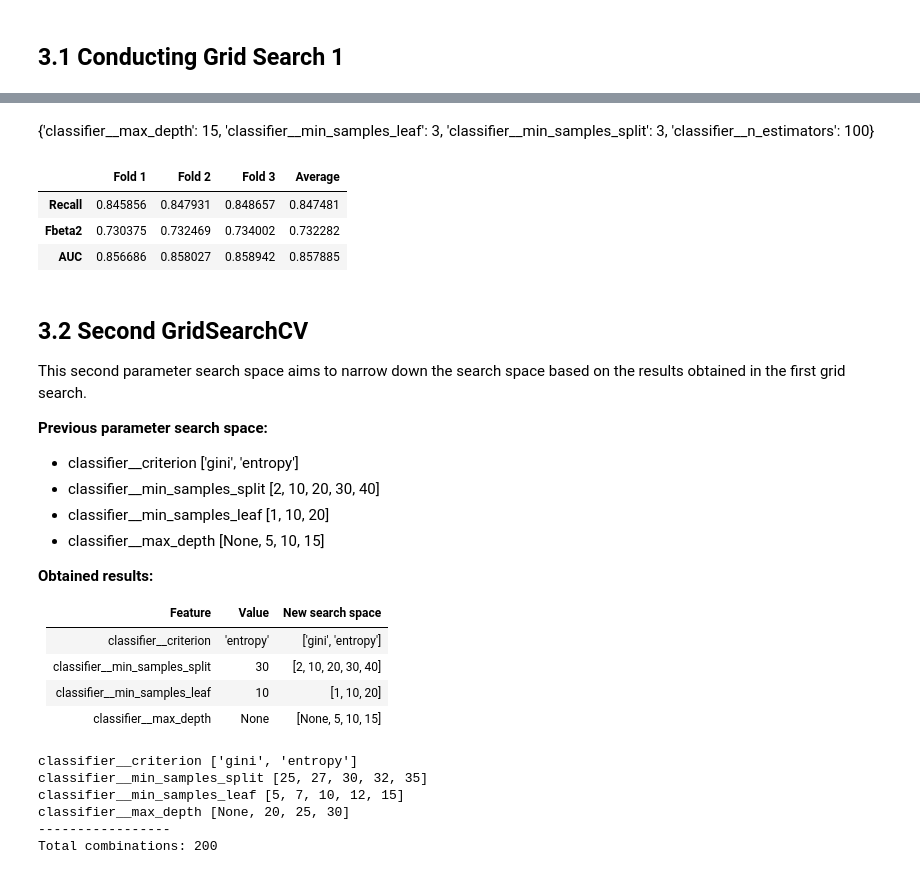
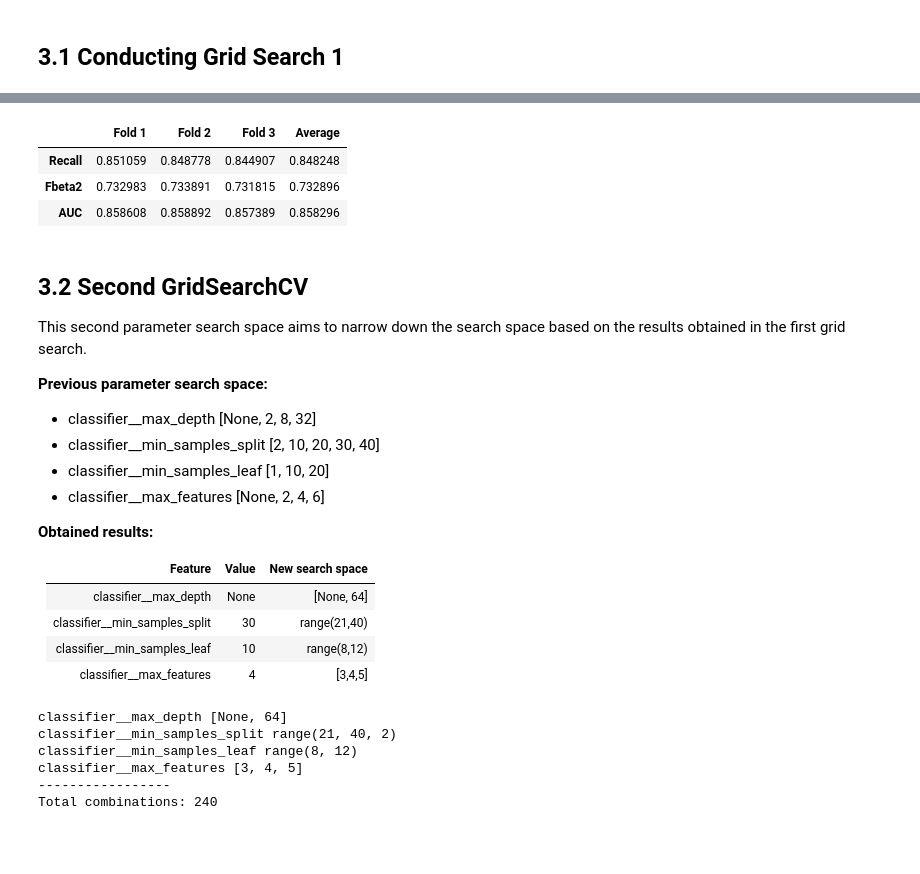
Before and after one commit to jonjonnyjonjon/dm-g3t3, a Jupyter notebook: hyperparameter tuning/DTC .ipynb, the cells around one changed output, grey strips where cells are left out. Cells and saved outputs as stored; diff of their text form; code cells hidden in the pictures; blank space fills up the shorter version.

```diff
--- a/hyperparameter tuning/DTC .ipynb
+++ b/hyperparameter tuning/DTC .ipynb
@@ -157,49 +157,48 @@ print(best_parameters)
-# %% [markdown]
-{'classifier__max_depth': 15, 'classifier__min_samples_leaf': 3, 'classifier__min_samples_split': 3, 'classifier__n_estimators': 100}
 # %%
 # classifier trained on the latest hyper parameters
-rf_clf2 = DecisionTreeClassifier(criterion = "entropy", max_depth = None, min_samples_leaf = 10, min_samples_split=30,random_state=2021)
+rf_clf2 = DecisionTreeClassifier(max_depth = None, max_features =4, min_samples_leaf=10, min_samples_split = 30, random_state=2021)
 
 results_gs1 = cv_evaluate_model(rf_clf2)
 display(results_gs1)
 # %% [output]
 |  | Fold 1 | Fold 2 | Fold 3 | Average |
-| Recall | 0.845856 | 0.847931 | 0.848657 | 0.847481 |
-| Fbeta2 | 0.730375 | 0.732469 | 0.734002 | 0.732282 |
-| AUC | 0.856686 | 0.858027 | 0.858942 | 0.857885 |
+| Recall | 0.851059 | 0.848778 | 0.844907 | 0.848248 |
+| Fbeta2 | 0.732983 | 0.733891 | 0.731815 | 0.732896 |
+| AUC | 0.858608 | 0.858892 | 0.857389 | 0.858296 |
 # %% [markdown]
 ## 3.2 Second GridSearchCV
 This second parameter search space aims to narrow down the search space based on the results obtained in the first grid search.
 
 **Previous parameter search space:**
-- classifier__criterion ['gini', 'entropy']
+- classifier__max_depth [None, 2, 8, 32]
 - classifier__min_samples_split [2, 10, 20, 30, 40]
 - classifier__min_samples_leaf [1, 10, 20]
-- classifier__max_depth [None, 5, 10, 15]
+- classifier__max_features [None, 2, 4, 6]
 
 **Obtained results:**
 
 | Feature           | Value | New search space |
 |-------------------|:-----:|------------|
-|classifier__criterion|'entropy'| ['gini', 'entropy']
-|classifier__min_samples_split| 30 |[2, 10, 20, 30, 40]
-|classifier__min_samples_leaf| 10 | [1, 10, 20]
-|classifier__max_depth| None | [None, 5, 10, 15]
+|classifier__max_depth|None| [None, 64]
+|classifier__min_samples_split| 30 |range(21,40)
+|classifier__min_samples_leaf| 10 | range(8,12)
+|classifier__max_features| 4 | [3,4,5]
 # %%
 # Creating parameter grid to search
-criterion = ["gini","entropy"]
 
-max_depth = [None, 20,25,30]
+max_depth = [None, 64]
 
-min_samples_split = [25 , 27, 30, 32, 35]
+min_samples_split = range(21,40 ,2)
 
-min_samples_leaf = [5,7,10,12,15]
+min_samples_leaf = range(8,12)
+
+max_features = [3, 4, 5]
 
 params_grid = {
-                'classifier__criterion': criterion,
+                'classifier__max_depth': max_depth,
                 'classifier__min_samples_split': min_samples_split,
                 'classifier__min_samples_leaf': min_samples_leaf,
-                'classifier__max_depth': max_depth
+                'classifier__max_features': max_features
               }
 
 total_combi = 1
@@ -210,12 +209,12 @@ for param, value in params_grid.items():
 print('-----------------')
 print('Total combinations:', total_combi)
 # %% [output]
-classifier__criterion ['gini', 'entropy']
-classifier__min_samples_split [25, 27, 30, 32, 35]
-classifier__min_samples_leaf [5, 7, 10, 12, 15]
-classifier__max_depth [None, 20, 25, 30]
+classifier__max_depth [None, 64]
+classifier__min_samples_split range(21, 40, 2)
+classifier__min_samples_leaf range(8, 12)
+classifier__max_features [3, 4, 5]
 -----------------
-Total combinations: 200
+Total combinations: 240
 # %%
 # conduct gridsearch 2
 te_features = ['profession', 'city','state']
```
Also changed, not shown: parts of 4 cells of this notebook, 1 other file.
